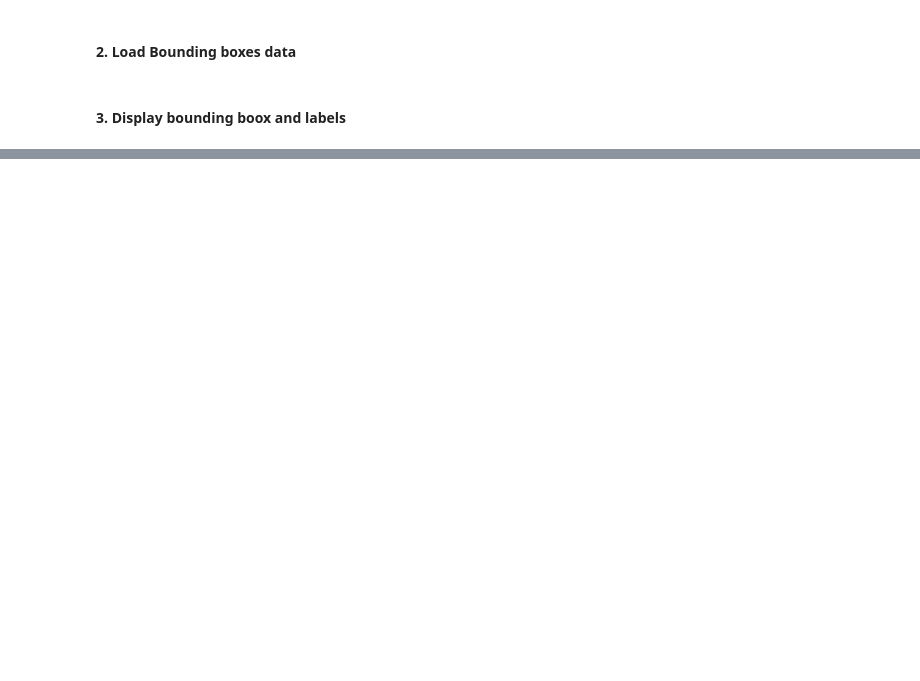
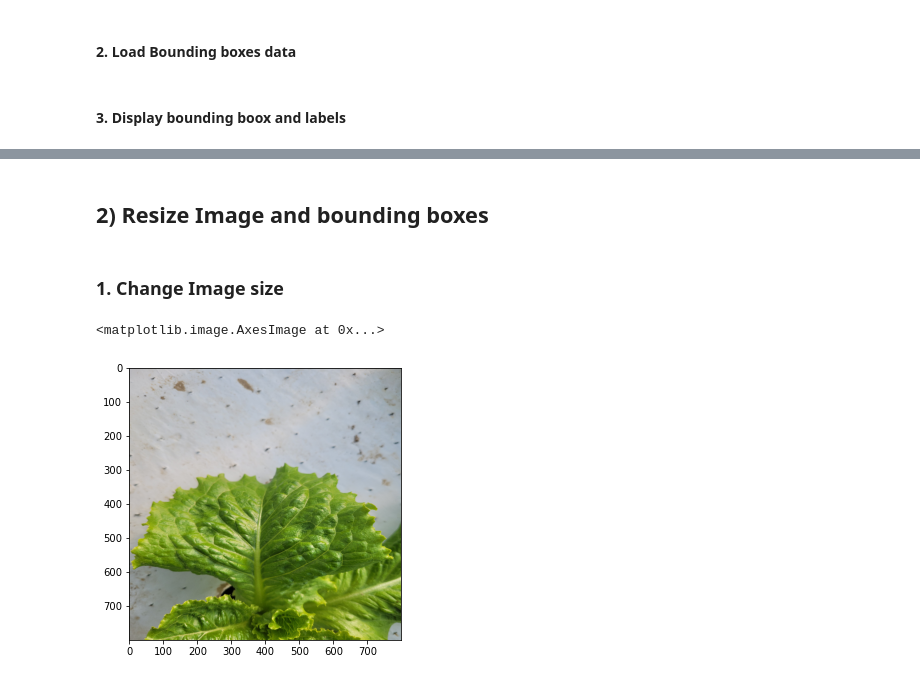
Before and after one commit to LTTBasic/lecttue-diagonosis, a Jupyter notebook: YangDongJae/Mask R-CNN.ipynb, the cells around one changed output, grey strips where cells are left out. Drawn from its saved outputs; the diff is of its cells as text; code cells hidden in the pictures; blank space fills up the shorter version.

```diff
--- a/YangDongJae/Mask R-CNN.ipynb
+++ b/YangDongJae/Mask R-CNN.ipynb
@@ -61,0 +62,11 @@ plt.show()
+# %% [markdown]
+## 2) Resize Image and bounding boxes
+# %% [markdown]
+### 1. Change Image size
+# %%
+img = cv2.resize(img0, dsize = (800,800), interpolation = cv2.INTER_CUBIC)
+plt.figure(figsize = (5,5))
+plt.imshow(img)
+# %% [output]
+<matplotlib.image.AxesImage at 0x...>
+[figure, added]
```
Also changed, not shown: parts of 43 cells of this notebook.
